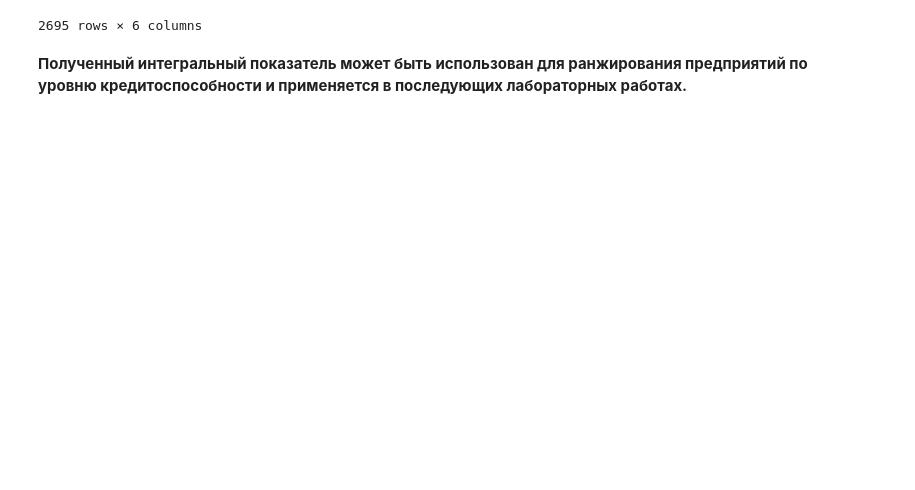
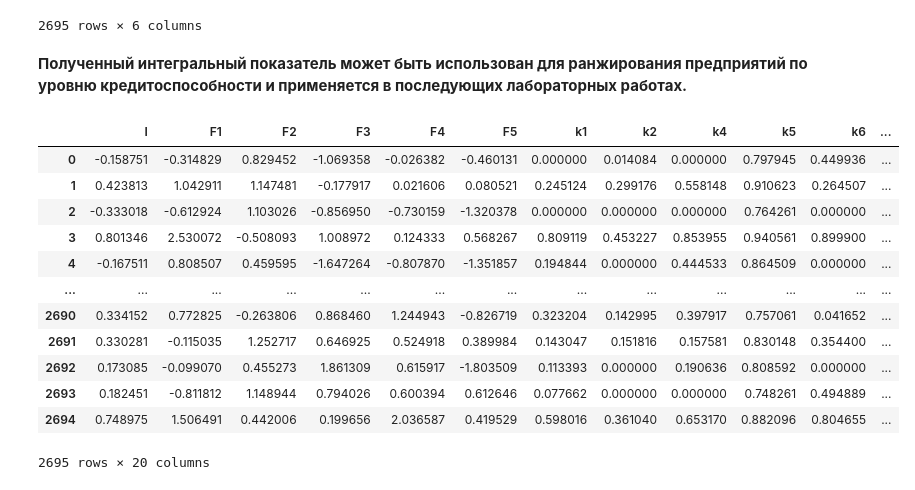
Before and after one commit to kesa444ka/Economic-Data-Analysis-Labs, a Jupyter notebook: notebooks/02_factor_analysis_pca.ipynb, the cells around one changed output. Saved outputs shown, nothing was run; the diff lists cells and outputs as text; code cells hidden in the pictures; blank space fills up the shorter version.

```diff
--- a/notebooks/02_factor_analysis_pca.ipynb
+++ b/notebooks/02_factor_analysis_pca.ipynb
@@ -189,3 +189,21 @@ display(factor_scores_df.round(3))
 # %% [markdown]
 **Полученный интегральный показатель может быть использован для ранжирования предприятий
 по уровню кредитоспособности и применяется в последующих лабораторных работах.**
+# %%
+df_with_I = pd.concat([factor_scores_df, df], axis=1)
+display(df_with_I)
+df_with_I.to_csv('../data/data_with_I.csv', index=False)
+# %% [output]
+|  | I | F1 | F2 | F3 | F4 | F5 | k1 | k2 | k4 | k5 | k6 | ... |
+| 0 | -0.158751 | -0.314829 | 0.829452 | -1.069358 | -0.026382 | -0.460131 | 0.000000 | 0.014084 | 0.000000 | 0.797945 | 0.449936 | ... |
+| 1 | 0.423813 | 1.042911 | 1.147481 | -0.177917 | 0.021606 | 0.080521 | 0.245124 | 0.299176 | 0.558148 | 0.910623 | 0.264507 | ... |
+| 2 | -0.333018 | -0.612924 | 1.103026 | -0.856950 | -0.730159 | -1.320378 | 0.000000 | 0.000000 | 0.000000 | 0.764261 | 0.000000 | ... |
+| 3 | 0.801346 | 2.530072 | -0.508093 | 1.008972 | 0.124333 | 0.568267 | 0.809119 | 0.453227 | 0.853955 | 0.940561 | 0.899900 | ... |
+| 4 | -0.167511 | 0.808507 | 0.459595 | -1.647264 | -0.807870 | -1.351857 | 0.194844 | 0.000000 | 0.444533 | 0.864509 | 0.000000 | ... |
+| ... | ... | ... | ... | ... | ... | ... | ... | ... | ... | ... | ... | ... |
+| 2690 | 0.334152 | 0.772825 | -0.263806 | 0.868460 | 1.244943 | -0.826719 | 0.323204 | 0.142995 | 0.397917 | 0.757061 | 0.041652 | ... |
+| 2691 | 0.330281 | -0.115035 | 1.252717 | 0.646925 | 0.524918 | 0.389984 | 0.143047 | 0.151816 | 0.157581 | 0.830148 | 0.354400 | ... |
+| 2692 | 0.173085 | -0.099070 | 0.455273 | 1.861309 | 0.615917 | -1.803509 | 0.113393 | 0.000000 | 0.190636 | 0.808592 | 0.000000 | ... |
+| 2693 | 0.182451 | -0.811812 | 1.148944 | 0.794026 | 0.600394 | 0.612646 | 0.077662 | 0.000000 | 0.000000 | 0.748261 | 0.494889 | ... |
+| 2694 | 0.748975 | 1.506491 | 0.442006 | 0.199656 | 2.036587 | 0.419529 | 0.598016 | 0.361040 | 0.653170 | 0.882096 | 0.804655 | ... |
+2695 rows × 20 columns
```
Also changed, not shown: parts of 1 cell of this notebook, 3 other files.
